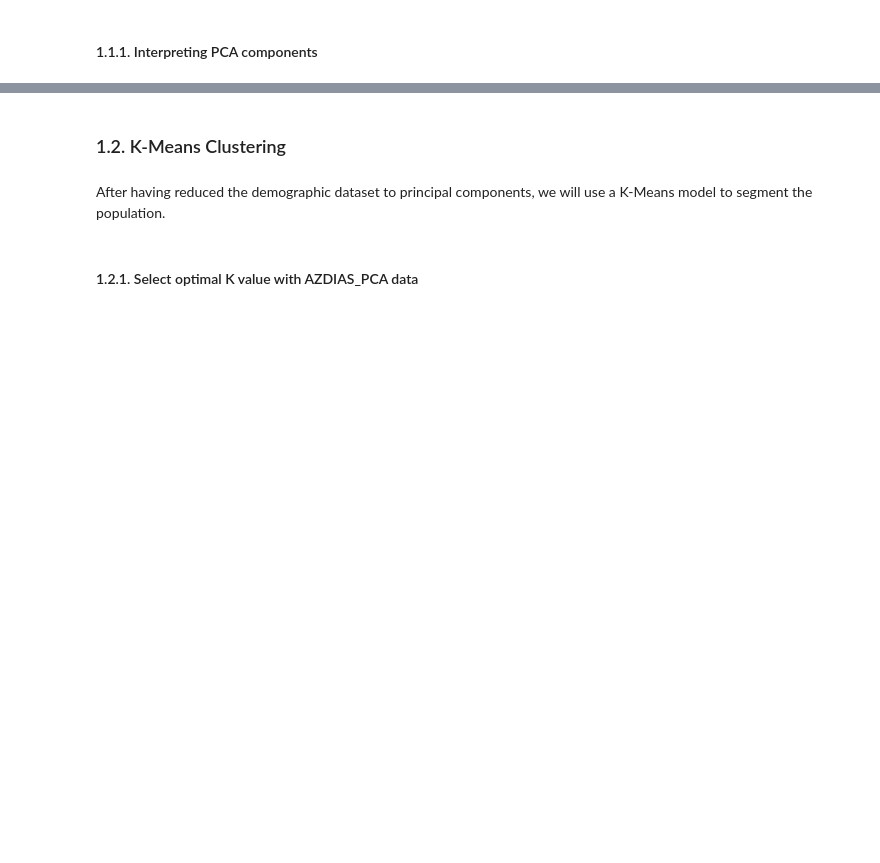
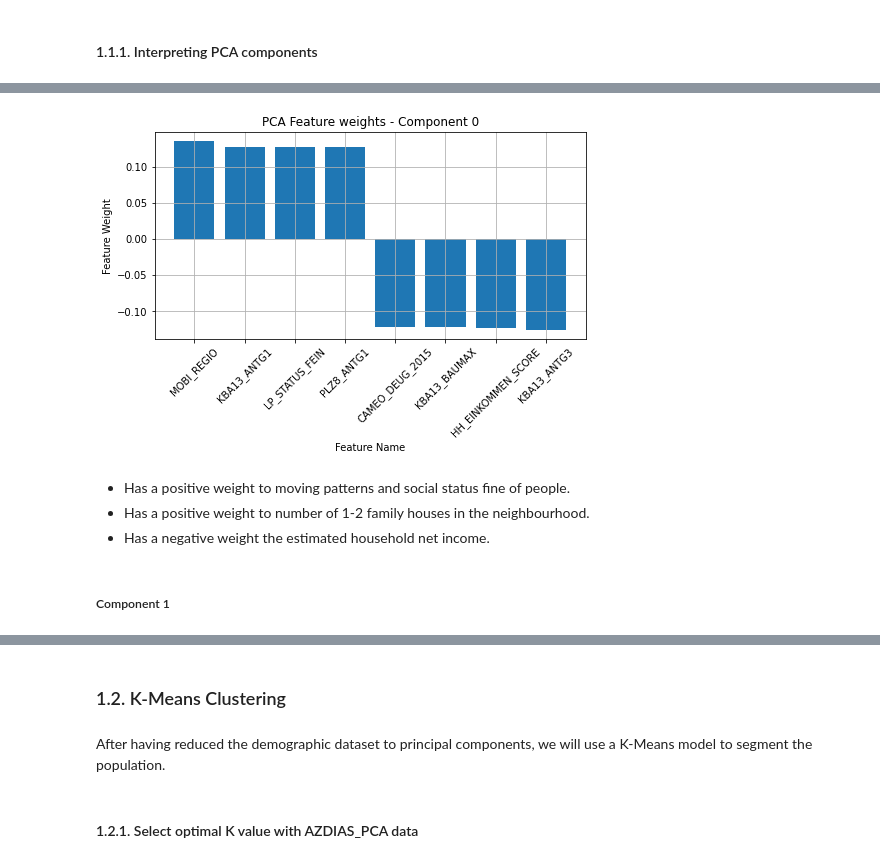
Before and after one commit to marcosgcollado/customer-segmentation-report, a Jupyter notebook: Arvato Project Workbook.ipynb, the cells around one changed output, grey strips where cells are left out. Drawn from its saved outputs; the diff is of its cells as text; code cells hidden in the pictures; blank space fills up the shorter version.

```diff
--- a/Arvato Project Workbook.ipynb
+++ b/Arvato Project Workbook.ipynb
@@ -1653,0 +1742,20 @@ UDACITY ARVATO PROJECT: 06/05/2021 23:35:53 - INFO: End Feature Scaling in 2.731
+# %%
+def plot_feature_weights(component_info, component, n_weights=5):
+
+    feature_names = component_info['Feature'].values
+    feature_weights = component_info['Feature Weight'].values
+
+    fig = plt.figure(figsize=(7, 8))
+
+    ax = fig.add_subplot(211)
+    ax.bar(feature_names, feature_weights)
+    ax.set_ylabel("Feature Weight")
+    ax.set_xlabel("Feature Name")
+    ax.set_title("PCA Feature weights - Component {}".format(component))
+
+    for tick in ax.get_xticklabels():
+        tick.set_rotation(45)
+
+    ax.grid()
+    fig.tight_layout()
+    plt.show()
@@ -1653,0 +1764,7 @@ UDACITY ARVATO PROJECT: 06/05/2021 23:35:53 - INFO: End Feature Scaling in 2.731
+# %%
+component = 0
+n_weights = 4
+# %%
+comp_0_info = get_feature_weights(univariate_azdias, pca_all, metadata_info_levels, component, n_weights,
+                                  verbose=True, debug=True)
+print_df_full(comp_0_info)
@@ -1653,0 +1783,10 @@ UDACITY ARVATO PROJECT: 06/05/2021 23:35:53 - INFO: End Feature Scaling in 2.731
+# %%
+plot_feature_weights(comp_0_info, component, n_weights)
+# %% [output]
+[figure, added]
+# %% [markdown]
+- Has a positive weight to moving patterns and social status fine of people.
+- Has a positive weight to number of 1-2 family houses in the neighbourhood.
+- Has a negative weight the estimated household net income.
+# %% [markdown]
+##### Component 1
```
Also changed, not shown: parts of 13 cells of this notebook.
